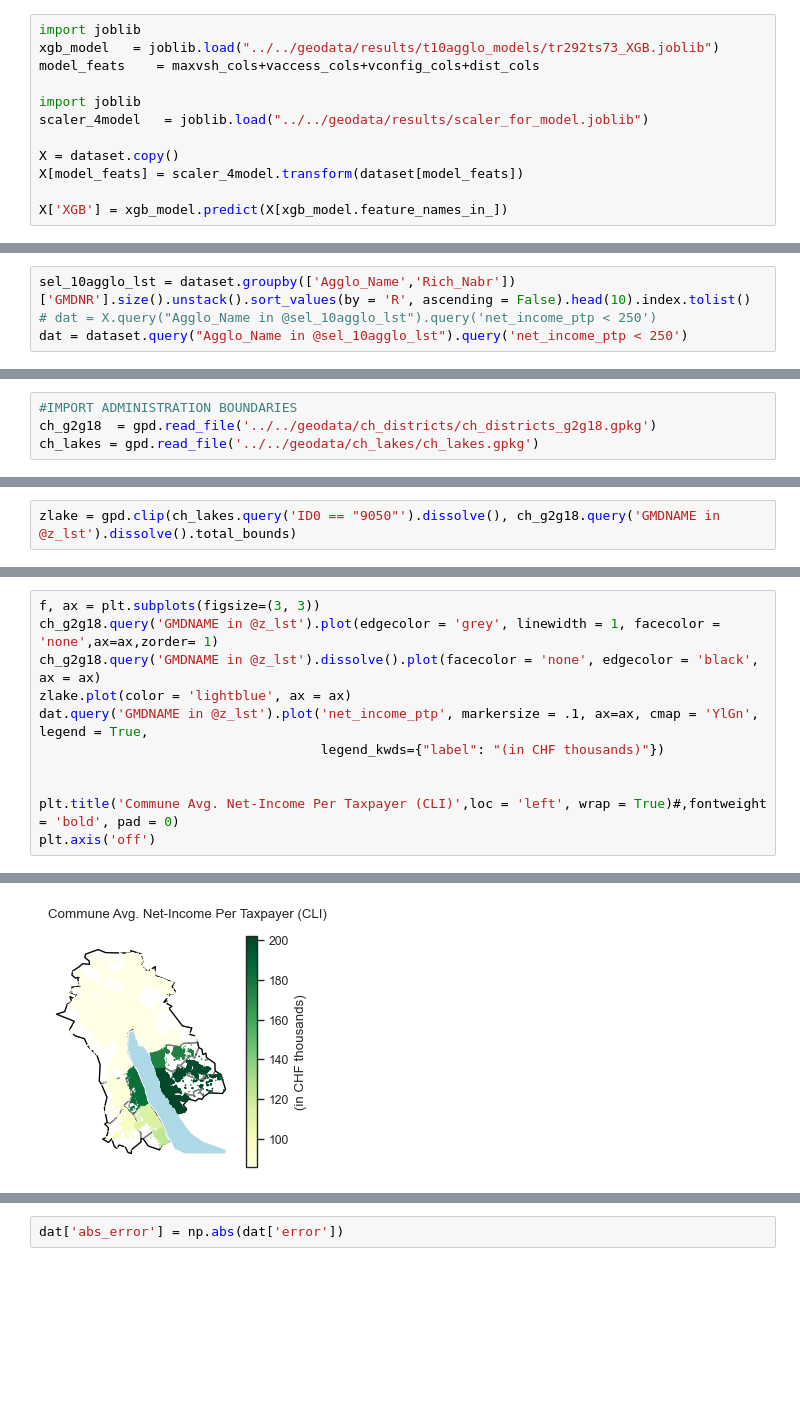
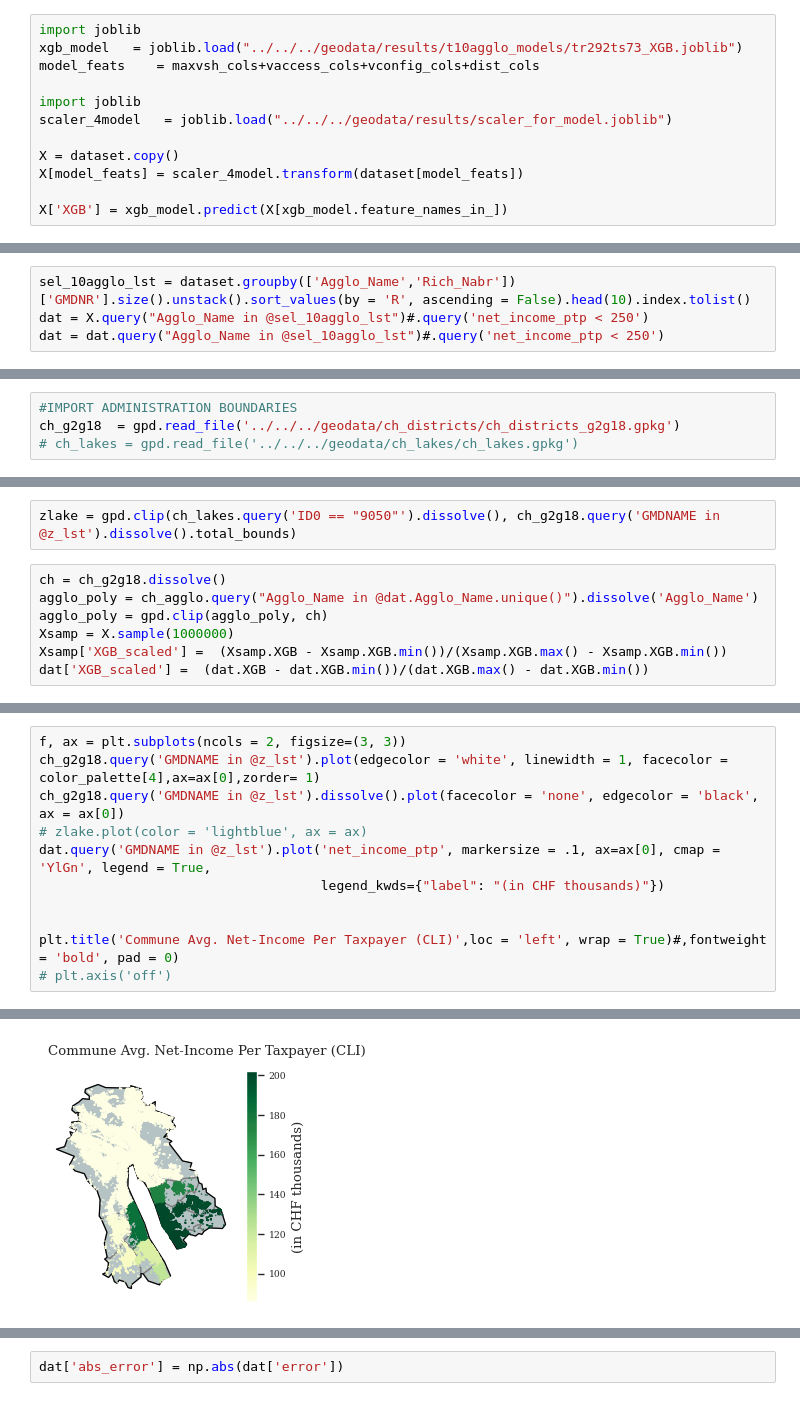
Before and after one commit to AdamSwietek/LUP_VisualCapital, a Jupyter notebook: notebooks/explore/explore_model_error.ipynb, the cells around one changed output, grey strips where cells are left out. Saved outputs shown, nothing was run; the diff lists cells and outputs as text; blank space fills up the shorter version.

```diff
--- a/notebooks/explore/explore_model_error.ipynb
+++ b/notebooks/explore/explore_model_error.ipynb
@@ -24,11 +38,11 @@ id_cols        = ['ID_Geb','Stockwerk','FassPktX','FassPktY','FassPktZ']
 dataset['unit_pano'] = dataset['unit_pano'].fillna(0)
 # %%
 import joblib
-xgb_model   = joblib.load("../../geodata/results/t10agglo_models/tr292ts73_XGB.joblib")
+xgb_model   = joblib.load("../../../geodata/results/t10agglo_models/tr292ts73_XGB.joblib")
 model_feats    = maxvsh_cols+vaccess_cols+vconfig_cols+dist_cols
 
 import joblib
-scaler_4model   = joblib.load("../../geodata/results/scaler_for_model.joblib")
+scaler_4model   = joblib.load("../../../geodata/results/scaler_for_model.joblib")
 
 X = dataset.copy()
 X[model_feats] = scaler_4model.transform(dataset[model_feats])
@@ -37,7 +62,7 @@ X['XGB'] = xgb_model.predict(X[xgb_model.feature_names_in_])
 # %%
 sel_10agglo_lst = dataset.groupby(['Agglo_Name','Rich_Nabr'])['GMDNR'].size().unstack().sort_values(by = 'R', ascending = False).head(10).index.tolist()
-# dat = X.query("Agglo_Name in @sel_10agglo_lst").query('net_income_ptp < 250')
-dat = dataset.query("Agglo_Name in @sel_10agglo_lst").query('net_income_ptp < 250')
+dat = X.query("Agglo_Name in @sel_10agglo_lst")#.query('net_income_ptp < 250')
+dat = dat.query("Agglo_Name in @sel_10agglo_lst")#.query('net_income_ptp < 250')
 # %%
 dat['error'] = np.log(dat['net_income_ptp']/dat['XGB'])
 # %%
@@ -121,5 +179,5 @@ z_lst = ["Zürich" ,"Zollikon", "Küsnacht (ZH)"  ,"Zumikon", "Erlenbach (ZH)" ,
          "Adliswil", "Kilchberg (ZH)","Rüschlikon","Langnau am Albis","Thalwil",'Oberrieden']
 # %%
 #IMPORT ADMINISTRATION BOUNDARIES
-ch_g2g18  = gpd.read_file('../../geodata/ch_districts/ch_districts_g2g18.gpkg')
-ch_lakes = gpd.read_file('../../geodata/ch_lakes/ch_lakes.gpkg')
+ch_g2g18  = gpd.read_file('../../../geodata/ch_districts/ch_districts_g2g18.gpkg')
+# ch_lakes = gpd.read_file('../../../geodata/ch_lakes/ch_lakes.gpkg')
@@ -126,2 +186,9 @@ ch_lakes = gpd.read_file('../../geodata/ch_lakes/ch_lakes.gpkg')
 # %%
 zlake = gpd.clip(ch_lakes.query('ID0 == "9050"').dissolve(), ch_g2g18.query('GMDNAME in @z_lst').dissolve().total_bounds)
+# %%
+ch = ch_g2g18.dissolve()
+agglo_poly = ch_agglo.query("Agglo_Name in @dat.Agglo_Name.unique()").dissolve('Agglo_Name')
+agglo_poly = gpd.clip(agglo_poly, ch)
+Xsamp = X.sample(1000000)
+Xsamp['XGB_scaled'] =  (Xsamp.XGB - Xsamp.XGB.min())/(Xsamp.XGB.max() - Xsamp.XGB.min())
+dat['XGB_scaled'] =  (dat.XGB - dat.XGB.min())/(dat.XGB.max() - dat.XGB.min())
@@ -128,17 +342,17 @@ zlake = gpd.clip(ch_lakes.query('ID0 == "9050"').dissolve(), ch_g2g18.query('GMD
 # %%
-f, ax = plt.subplots(figsize=(3, 3))
-ch_g2g18.query('GMDNAME in @z_lst').plot(edgecolor = 'grey', linewidth = 1, facecolor = 'none',ax=ax,zorder= 1)
-ch_g2g18.query('GMDNAME in @z_lst').dissolve().plot(facecolor = 'none', edgecolor = 'black', ax = ax)
-zlake.plot(color = 'lightblue', ax = ax)
-dat.query('GMDNAME in @z_lst').plot('net_income_ptp', markersize = .1, ax=ax, cmap = 'YlGn', legend = True,
+f, ax = plt.subplots(ncols = 2, figsize=(3, 3))
+ch_g2g18.query('GMDNAME in @z_lst').plot(edgecolor = 'white', linewidth = 1, facecolor = color_palette[4],ax=ax[0],zorder= 1)
+ch_g2g18.query('GMDNAME in @z_lst').dissolve().plot(facecolor = 'none', edgecolor = 'black', ax = ax[0])
+# zlake.plot(color = 'lightblue', ax = ax)
+dat.query('GMDNAME in @z_lst').plot('net_income_ptp', markersize = .1, ax=ax[0], cmap = 'YlGn', legend = True,
                                     legend_kwds={"label": "(in CHF thousands)"})
 
 
 plt.title('Commune Avg. Net-Income Per Taxpayer (CLI)',loc = 'left', wrap = True)#,fontweight = 'bold', pad = 0)
-plt.axis('off')
+# plt.axis('off')
 # %% [output]
 (2675424.0, 2693068.0, 1234017.8, 1255296.2)
-[figure, old version]
+[figure, new version]
 # %%
 f, ax = plt.subplots(figsize=(3, 3))
 ch_g2g18.query('GMDNAME in @z_lst').plot(edgecolor = 'grey', linewidth = 1, facecolor = 'none',ax=ax)
```
Also changed, not shown: parts of 22 cells of this notebook, 4 other files.
